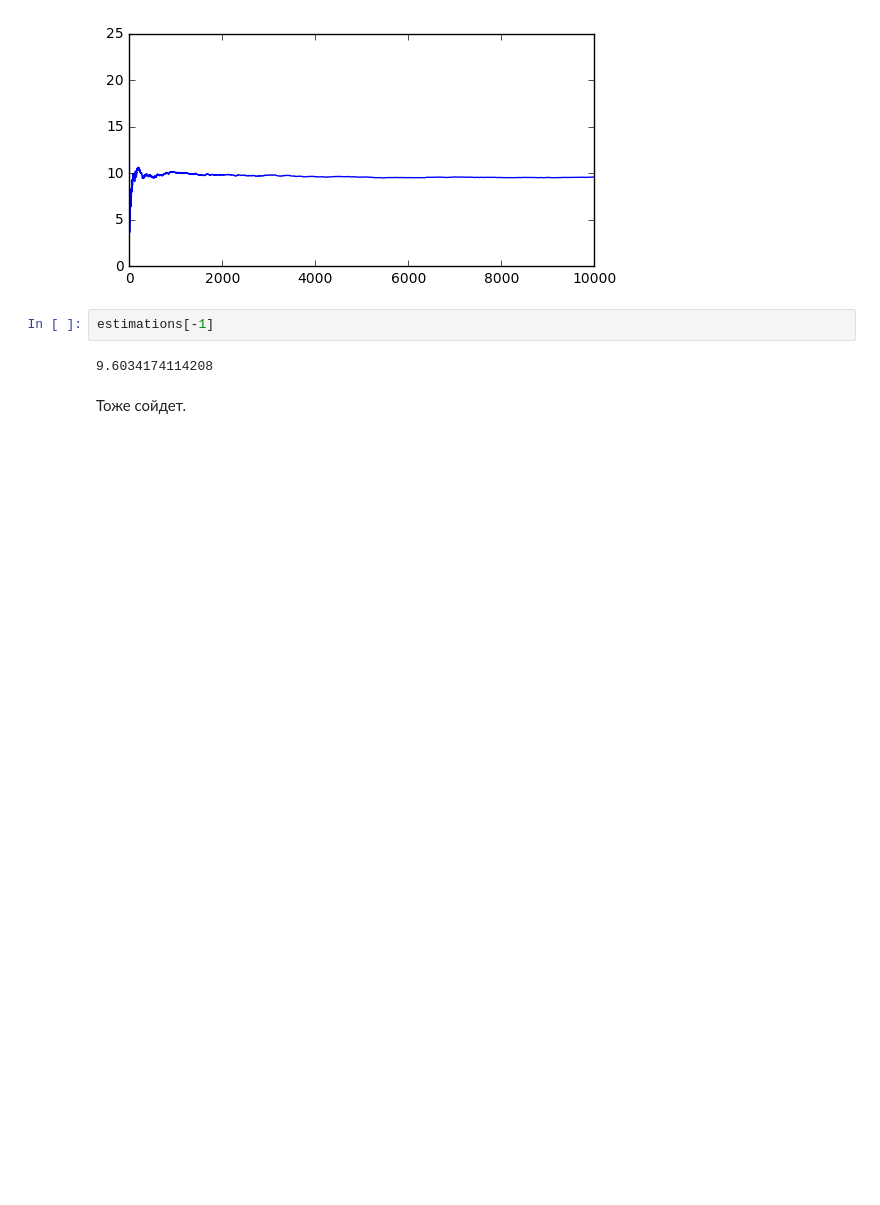
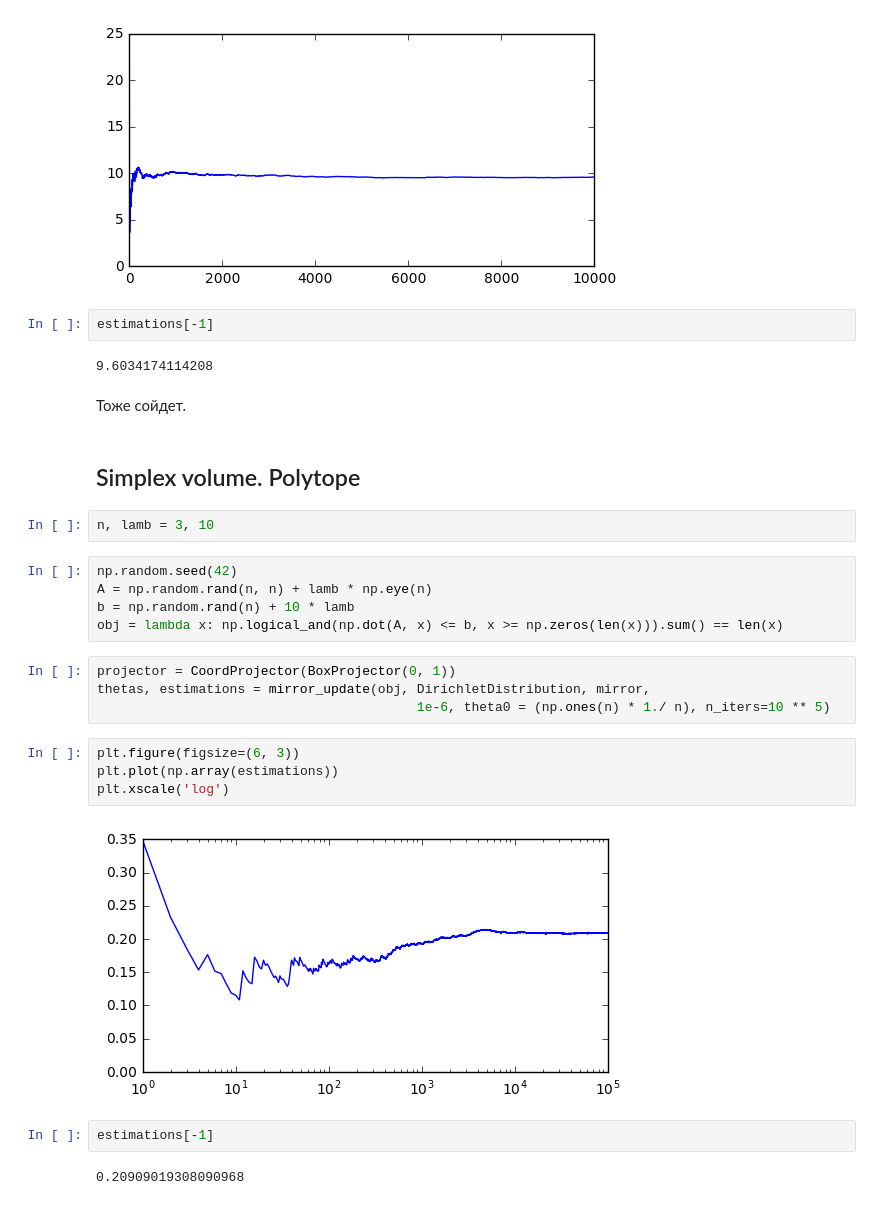
Before and after one commit to Tenich/Skoltech-LSOpt-Importance-Sampling, a Jupyter notebook: examples.ipynb, the cells around one changed output. Saved outputs shown, nothing was run; the diff lists cells and outputs as text; blank space fills up the shorter version.

Commit message:
polytope volume

```diff
--- a/examples.ipynb
+++ b/examples.ipynb
@@ -66,3 +77,26 @@ estimations[-1]
 9.6034174114208
 # %% [markdown]
 Тоже сойдет.
+# %% [markdown]
+## Simplex volume. Polytope
+# %%
+n, lamb = 3, 10
+# %%
+np.random.seed(42)
+A = np.random.rand(n, n) + lamb * np.eye(n)
+b = np.random.rand(n) + 10 * lamb
+obj = lambda x: np.logical_and(np.dot(A, x) <= b, x >= np.zeros(len(x))).sum() == len(x)
+# %%
+projector = CoordProjector(BoxProjector(0, 1))
+thetas, estimations = mirror_update(obj, DirichletDistribution, mirror,
+                                         1e-6, theta0 = (np.ones(n) * 1./ n), n_iters=10 ** 5)
+# %%
+plt.figure(figsize=(6, 3))
+plt.plot(np.array(estimations))
+plt.xscale('log')
+# %% [output]
+[figure, added]
+# %%
+estimations[-1]
+# %% [output]
+0.20909019308090968
```
Also changed, not shown: parts of 6 cells of this notebook, 3 other files.
